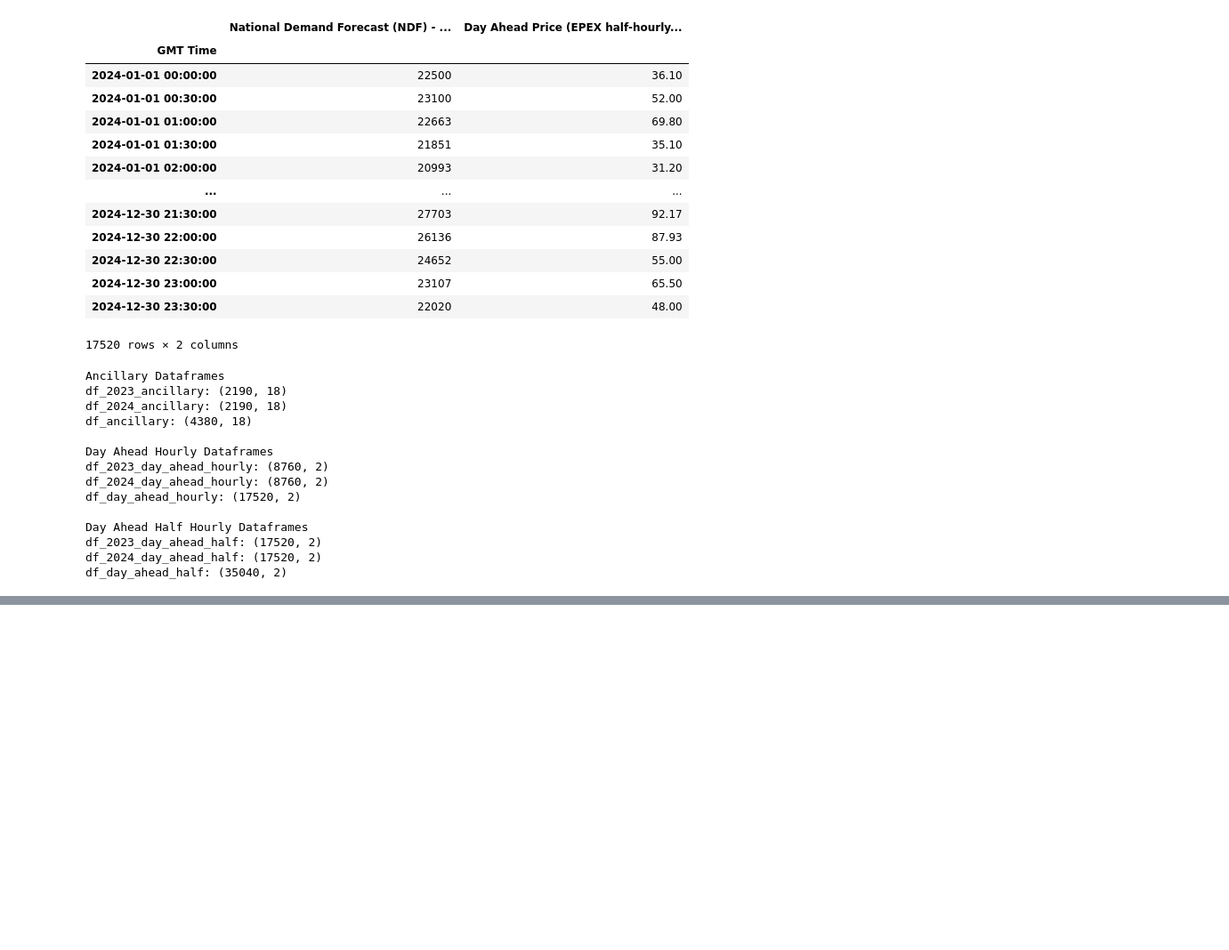
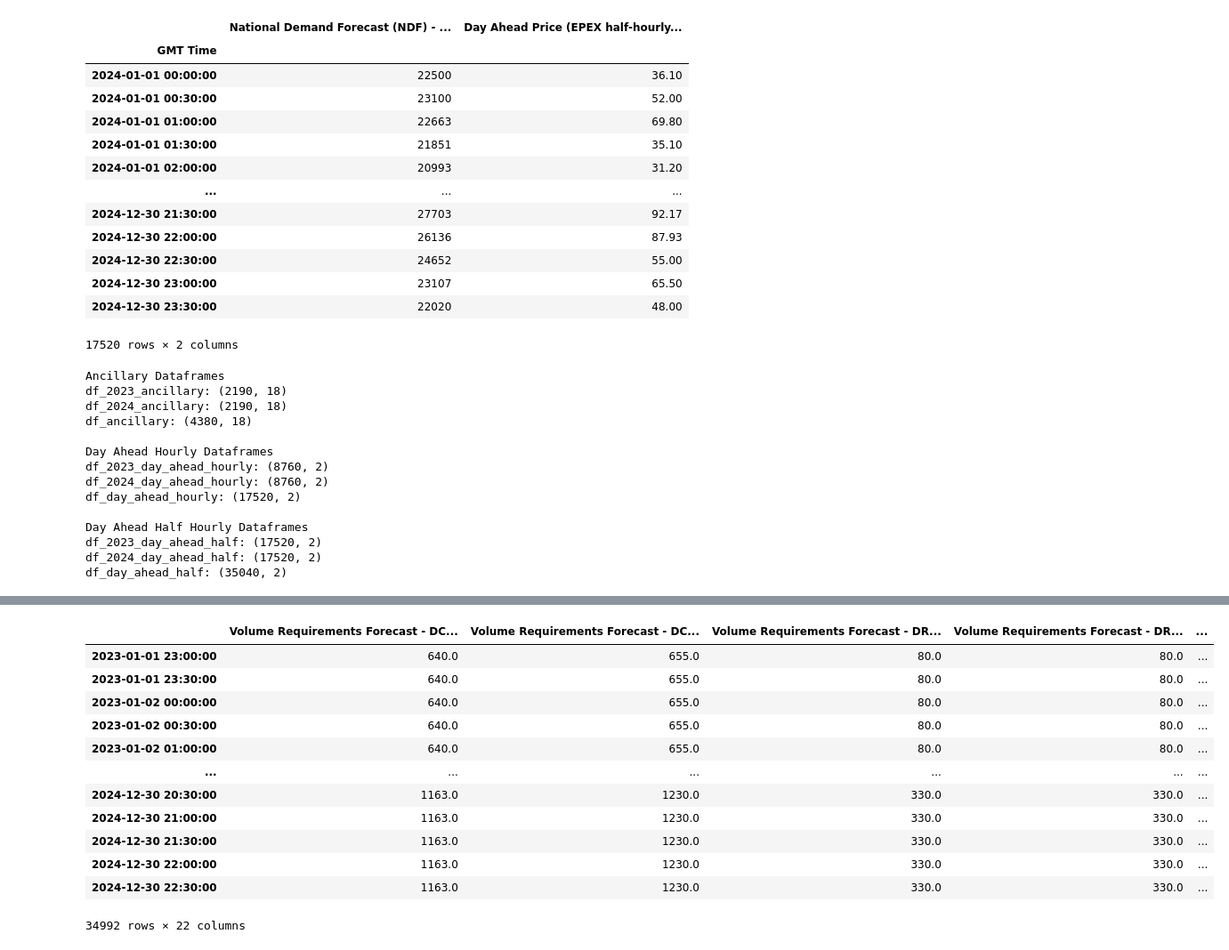
Before and after one commit to Nomercyme/energy_hackathon, a Jupyter notebook: main.ipynb, the cells around one changed output, grey strips where cells are left out. Shown at 89% size. Cells and saved outputs as stored; diff of their text form; code cells hidden in the pictures; blank space fills up the shorter version.

```diff
--- a/main.ipynb
+++ b/main.ipynb
@@ -109,0 +237,3 @@ visualize_data(df_ancillary, start_date='2023-10-01 01:00', end_date='2023-10-10
+# %%
+df_day_ahead_half['is_original'] = 1
+df_day_ahead_half.value_counts('is_original')
@@ -109,0 +244,19 @@ visualize_data(df_ancillary, start_date='2023-10-01 01:00', end_date='2023-10-10
+# %%
+df_ancillary_30.drop(columns=['is_original'], inplace=True)
+df_day_ahead_hourly_30.drop(columns=['is_original'], inplace=True)
+df_day_ahead_half.drop(columns=['is_original'], inplace=True)
+# %%
+# we now have all three datasets on a 30minute format, but we'll have to make the datetime indices match now
+# the ancillary dataset is the smallest (least amount of rows) so we'll subset the other two datasets to match it
+# we'll make use of the "day" (day starts at 23:00 on t-1 and ends at 23:00 on t) syntax of DFR markets
+print("Amount of full days in set: ",df_ancillary_30.loc['2023-01-01 23:00':'2024-12-30 22:30'].shape[0]/8/6)
+df_ancillary_resampled = df_ancillary_30.loc['2023-01-01 23:00':'2024-12-30 22:30']
+# there's 729 full "day"s in the ancillary dataset, so we'll subset the other two datasets to match this
+df_day_ahead_hourly_resampled = df_day_ahead_hourly_30.loc['2023-01-01 23:00':'2024-12-30 22:30']
+df_day_ahead_half_resampled = df_day_ahead_half.loc['2023-01-01 23:00':'2024-12-30 22:30']
+
+print(
+    'df_ancillary_resampled:', df_ancillary_resampled.shape,
+    '\ndf_day_ahead_hourly_resampled:', df_day_ahead_hourly_resampled.shape,
+    '\ndf_day_ahead_half_resampled:', df_day_ahead_half_resampled.shape
+)
@@ -109,0 +268,4 @@ visualize_data(df_ancillary, start_date='2023-10-01 01:00', end_date='2023-10-10
+# %%
+# we'll now merge the three datasets by the datetime index
+df_merged_A = pd.concat([df_ancillary_resampled, df_day_ahead_hourly_resampled, df_day_ahead_half_resampled], axis=1)
+df_merged_A.shape
@@ -109,0 +290,16 @@ visualize_data(df_ancillary, start_date='2023-10-01 01:00', end_date='2023-10-10
+# %%
+df_merged_A
+# %% [output]
+|  | Volume Requirements Forecast - DC... | Volume Requirements Forecast - DC... | Volume Requirements Forecast - DR... | Volume Requirements Forecast - DR... | ... |
+| 2023-01-01 23:00:00 | 640.0 | 655.0 | 80.0 | 80.0 | ... |
+| 2023-01-01 23:30:00 | 640.0 | 655.0 | 80.0 | 80.0 | ... |
+| 2023-01-02 00:00:00 | 640.0 | 655.0 | 80.0 | 80.0 | ... |
+| 2023-01-02 00:30:00 | 640.0 | 655.0 | 80.0 | 80.0 | ... |
+| 2023-01-02 01:00:00 | 640.0 | 655.0 | 80.0 | 80.0 | ... |
+| ... | ... | ... | ... | ... | ... |
+| 2024-12-30 20:30:00 | 1163.0 | 1230.0 | 330.0 | 330.0 | ... |
+| 2024-12-30 21:00:00 | 1163.0 | 1230.0 | 330.0 | 330.0 | ... |
+| 2024-12-30 21:30:00 | 1163.0 | 1230.0 | 330.0 | 330.0 | ... |
+| 2024-12-30 22:00:00 | 1163.0 | 1230.0 | 330.0 | 330.0 | ... |
+| 2024-12-30 22:30:00 | 1163.0 | 1230.0 | 330.0 | 330.0 | ... |
+34992 rows × 22 columns
```
Also changed, not shown: parts of 19 cells of this notebook, 7 other files.
